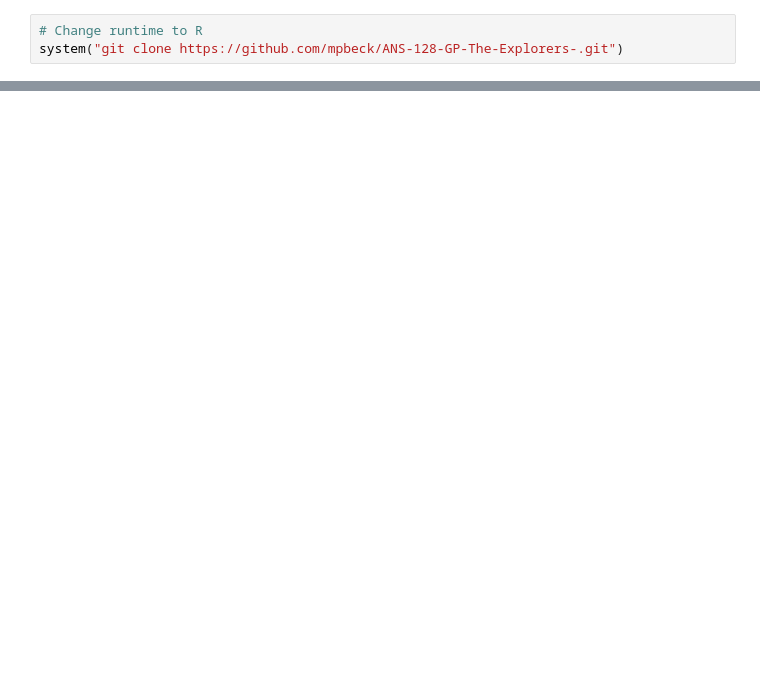
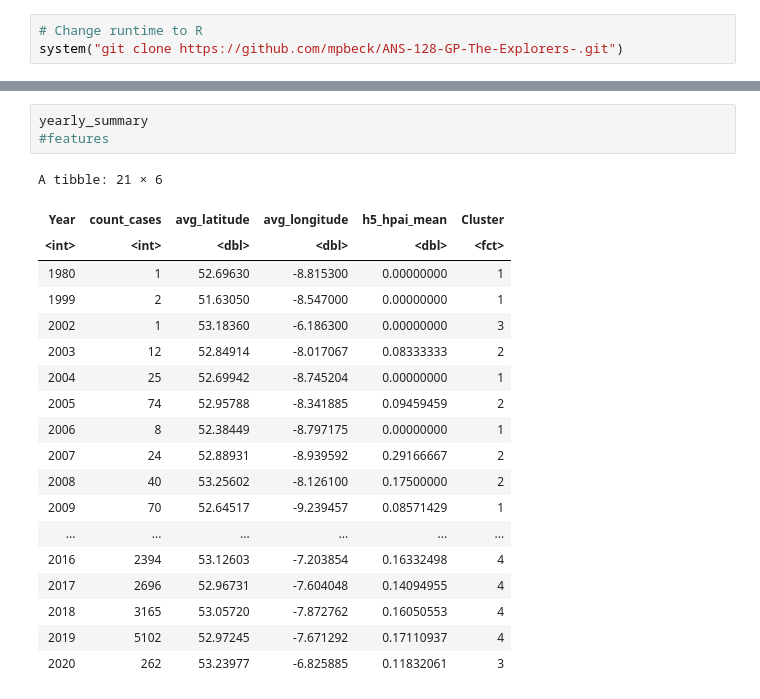
Before and after one commit to mpbeck/ANS-128-GP-The-Explorers-, a Jupyter notebook: code.ipynb, the cells around one changed output, grey strips where cells are left out. Saved outputs shown, nothing was run; the diff lists cells and outputs as text; blank space fills up the shorter version.

```diff
--- a/code.ipynb
+++ b/code.ipynb
@@ -43,0 +162,23 @@ A data.frame: 6 × 5
+# %%
+yearly_summary
+#features
+# %% [output]
+A tibble: 21 × 6
+| Year | count_cases | avg_latitude | avg_longitude | h5_hpai_mean | Cluster |
+| <int> | <int> | <dbl> | <dbl> | <dbl> | <fct> |
+| 1980 | 1 | 52.69630 | -8.815300 | 0.00000000 | 1 |
+| 1999 | 2 | 51.63050 | -8.547000 | 0.00000000 | 1 |
+| 2002 | 1 | 53.18360 | -6.186300 | 0.00000000 | 3 |
+| 2003 | 12 | 52.84914 | -8.017067 | 0.08333333 | 2 |
+| 2004 | 25 | 52.69942 | -8.745204 | 0.00000000 | 1 |
+| 2005 | 74 | 52.95788 | -8.341885 | 0.09459459 | 2 |
+| 2006 | 8 | 52.38449 | -8.797175 | 0.00000000 | 1 |
+| 2007 | 24 | 52.88931 | -8.939592 | 0.29166667 | 2 |
+| 2008 | 40 | 53.25602 | -8.126100 | 0.17500000 | 2 |
+| 2009 | 70 | 52.64517 | -9.239457 | 0.08571429 | 1 |
+| ... | ... | ... | ... | ... | ... |
+| 2016 | 2394 | 53.12603 | -7.203854 | 0.16332498 | 4 |
+| 2017 | 2696 | 52.96731 | -7.604048 | 0.14094955 | 4 |
+| 2018 | 3165 | 53.05720 | -7.872762 | 0.16050553 | 4 |
+| 2019 | 5102 | 52.97245 | -7.671292 | 0.17110937 | 4 |
+| 2020 | 262 | 53.23977 | -6.825885 | 0.11832061 | 3 |
```
Also changed, not shown: parts of 5 cells of this notebook.
